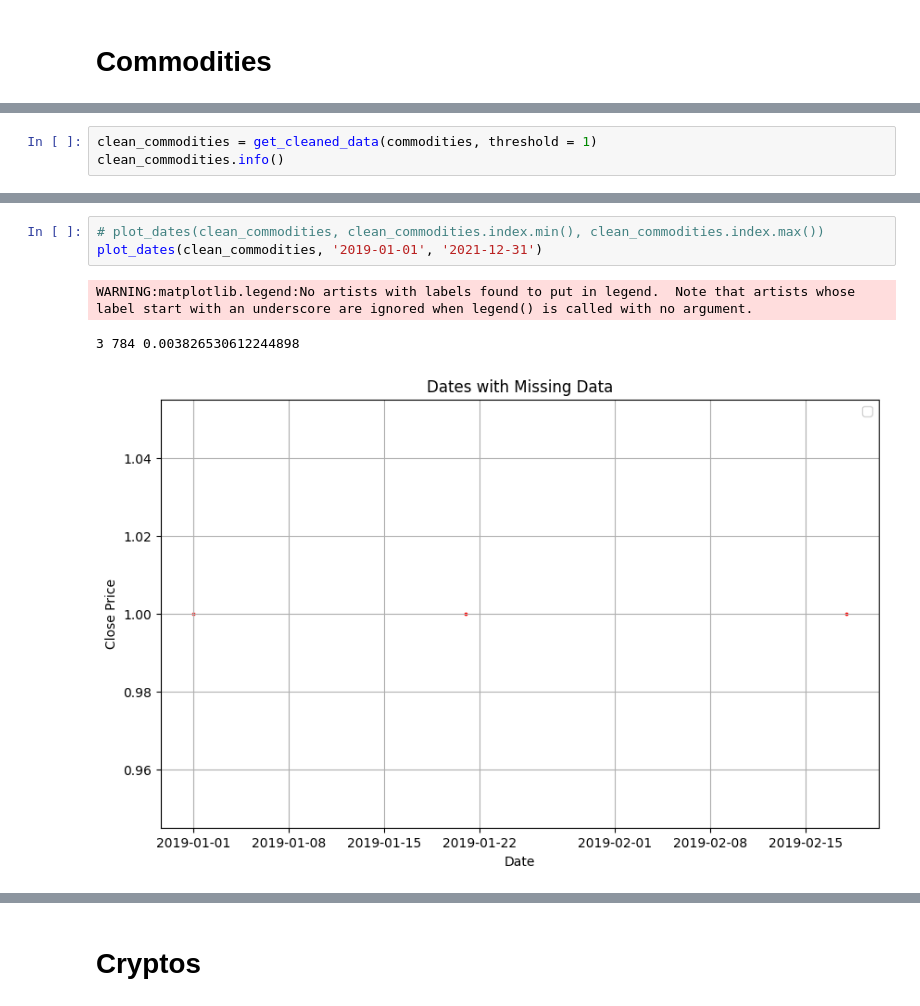
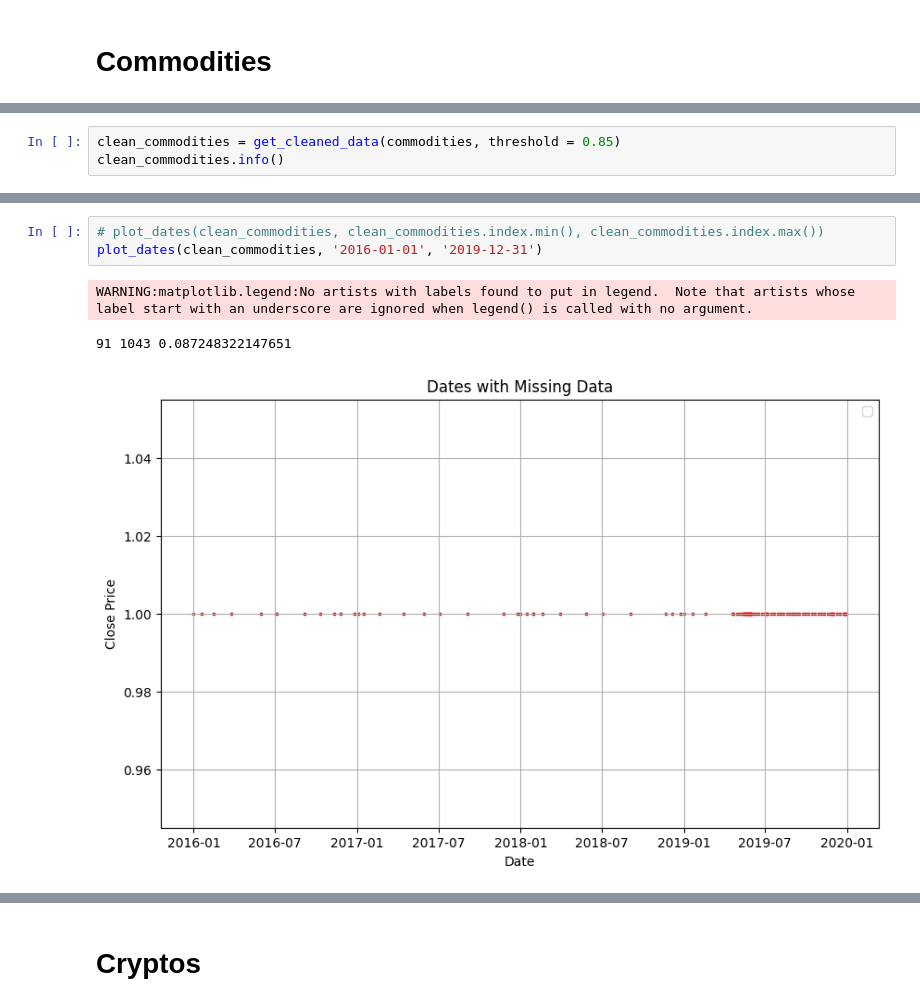
Before and after one commit to lqwic/deep_var, a Jupyter notebook: deepvar_datasets.ipynb, the cells around one changed output, grey strips where cells are left out. Cells and saved outputs as stored; diff of their text form.

Commit message:
Fixed empty commodities and cryptos datasets

```diff
--- a/deepvar_datasets.ipynb
+++ b/deepvar_datasets.ipynb
@@ -74,5 +112,5 @@ ERROR:yfinance:['C=F', 'S=F']: Exception('%ticker%: No price data found, symbol
 # %%
-clean_commodities = get_cleaned_data(commodities, threshold = 1)
+clean_commodities = get_cleaned_data(commodities, threshold = 0.85)
 clean_commodities.info()
 # %% [output]
 <class 'pandas.core.frame.DataFrame'>
@@ -81,7 +133,7 @@ Empty DataFrame
 # %%
 # plot_dates(clean_commodities, clean_commodities.index.min(), clean_commodities.index.max())
-plot_dates(clean_commodities, '2019-01-01', '2021-12-31')
+plot_dates(clean_commodities, '2016-01-01', '2019-12-31')
 # %% [output]
 WARNING:matplotlib.legend:No artists with labels found to put in legend.  Note that artists whose label start with an underscore are ignored when legend() is called with no argument.
-3 784 0.003826530612244898
+91 1043 0.087248322147651
-[figure, old version]
+[figure, new version]
```
Also changed, not shown: parts of 13 cells of this notebook, 2 other files.
